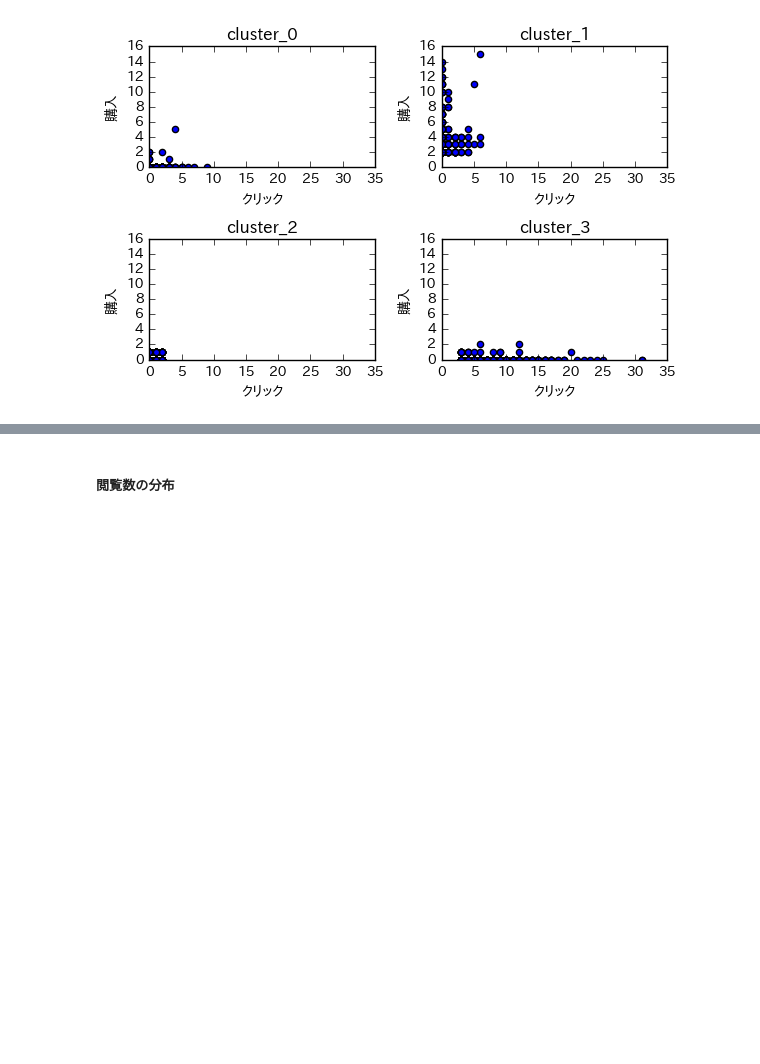
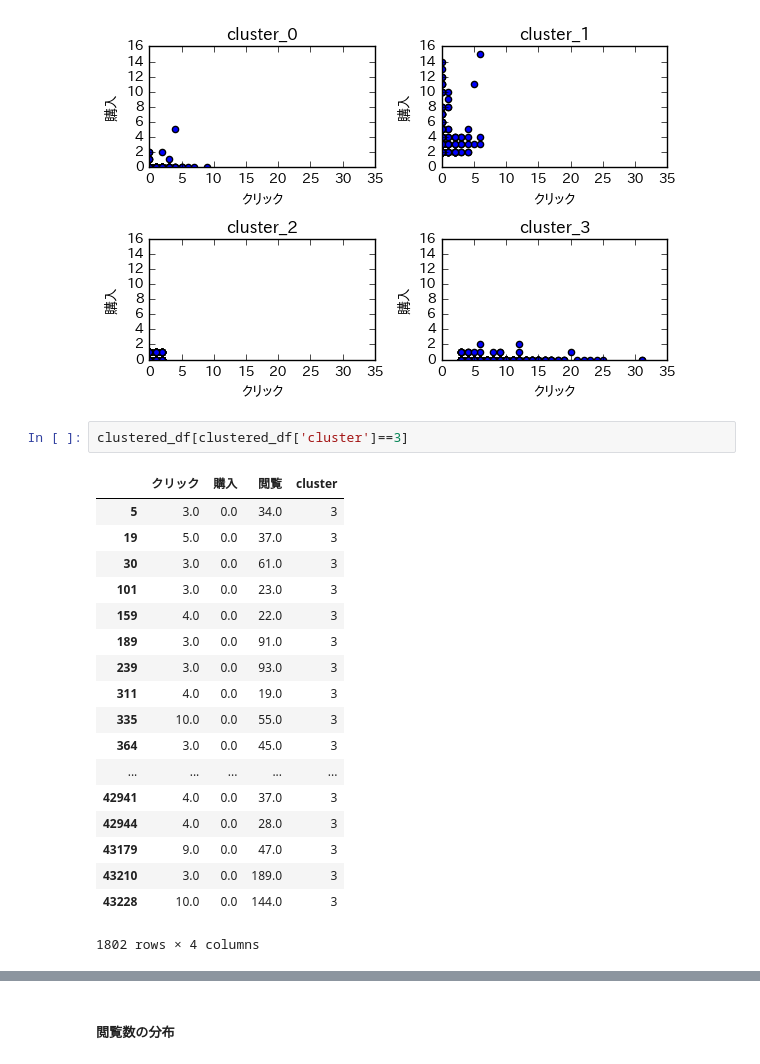
Before and after one commit to bearshu11/gci-team9, a Jupyter notebook: C/analysis_C.ipynb, the cells around one changed output, grey strips where cells are left out. Saved outputs shown, nothing was run; the diff lists cells and outputs as text; blank space fills up the shorter version.

```diff
--- a/C/analysis_C.ipynb
+++ b/C/analysis_C.ipynb
@@ -238,3 +238,24 @@ for i in range(0,4):
 plt.tight_layout()
 # %% [output]
 [figure]
+# %%
+clustered_df[clustered_df['cluster']==3]
+# %% [output]
+|  | クリック | 購入 | 閲覧 | cluster |
+| 5 | 3.0 | 0.0 | 34.0 | 3 |
+| 19 | 5.0 | 0.0 | 37.0 | 3 |
+| 30 | 3.0 | 0.0 | 61.0 | 3 |
+| 101 | 3.0 | 0.0 | 23.0 | 3 |
+| 159 | 4.0 | 0.0 | 22.0 | 3 |
+| 189 | 3.0 | 0.0 | 91.0 | 3 |
+| 239 | 3.0 | 0.0 | 93.0 | 3 |
+| 311 | 4.0 | 0.0 | 19.0 | 3 |
+| 335 | 10.0 | 0.0 | 55.0 | 3 |
+| 364 | 3.0 | 0.0 | 45.0 | 3 |
+| ... | ... | ... | ... | ... |
+| 42941 | 4.0 | 0.0 | 37.0 | 3 |
+| 42944 | 4.0 | 0.0 | 28.0 | 3 |
+| 43179 | 9.0 | 0.0 | 47.0 | 3 |
+| 43210 | 3.0 | 0.0 | 189.0 | 3 |
+| 43228 | 10.0 | 0.0 | 144.0 | 3 |
+1802 rows × 4 columns
```
Also changed, not shown: parts of 9 cells of this notebook, 1 other file.
